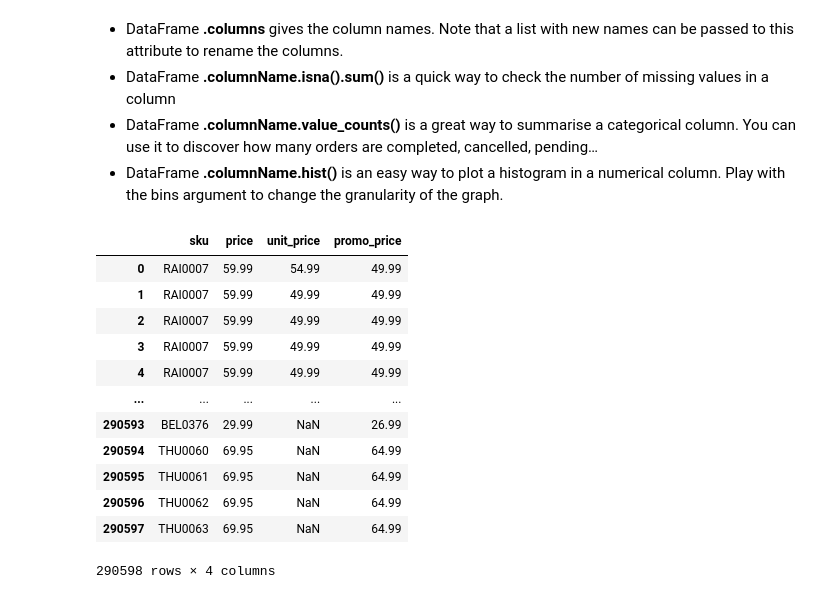
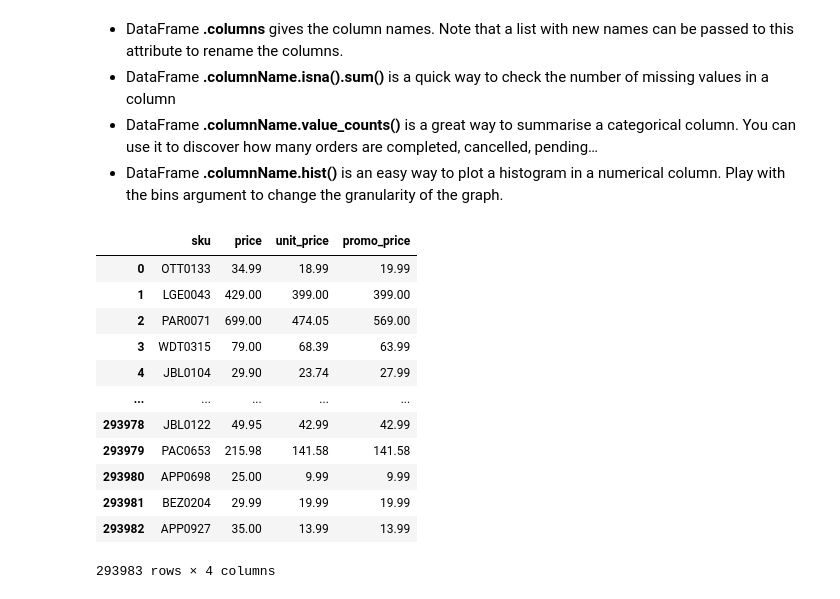
Before and after one commit to MerleSt/Eniac, a Jupyter notebook: Eniac.ipynb, the cells around one changed output. Drawn from its saved outputs; the diff is of its cells as text; code cells hidden in the pictures.

```diff
--- a/Eniac.ipynb
+++ b/Eniac.ipynb
@@ -95,19 +53,19 @@ orderlines_brands
 # %%
 # Try to calculate the promo_price/ promo percentage
 # Let me see the uni_price of orderlines and the price of products
-products_orderlines = products.merge(orderlines, on='sku', how='left')
+products_orderlines = products.merge(orderlines, on='sku', how='right')
 products_orderlines[['sku', 'price', 'unit_price', 'promo_price']]
 # %% [output]
 |  | sku | price | unit_price | promo_price |
-| 0 | RAI0007 | 59.99 | 54.99 | 49.99 |
-| 1 | RAI0007 | 59.99 | 49.99 | 49.99 |
-| 2 | RAI0007 | 59.99 | 49.99 | 49.99 |
-| 3 | RAI0007 | 59.99 | 49.99 | 49.99 |
-| 4 | RAI0007 | 59.99 | 49.99 | 49.99 |
+| 0 | OTT0133 | 34.99 | 18.99 | 19.99 |
+| 1 | LGE0043 | 429.00 | 399.00 | 399.00 |
+| 2 | PAR0071 | 699.00 | 474.05 | 569.00 |
+| 3 | WDT0315 | 79.00 | 68.39 | 63.99 |
+| 4 | JBL0104 | 29.90 | 23.74 | 27.99 |
 | ... | ... | ... | ... | ... |
-| 290593 | BEL0376 | 29.99 | NaN | 26.99 |
-| 290594 | THU0060 | 69.95 | NaN | 64.99 |
-| 290595 | THU0061 | 69.95 | NaN | 64.99 |
-| 290596 | THU0062 | 69.95 | NaN | 64.99 |
-| 290597 | THU0063 | 69.95 | NaN | 64.99 |
+| 293978 | JBL0122 | 49.95 | 42.99 | 42.99 |
+| 293979 | PAC0653 | 215.98 | 141.58 | 141.58 |
+| 293980 | APP0698 | 25.00 | 9.99 | 9.99 |
+| 293981 | BEZ0204 | 29.99 | 19.99 | 19.99 |
+| 293982 | APP0927 | 35.00 | 13.99 | 13.99 |
-290598 rows × 4 columns
+293983 rows × 4 columns
```
Also changed, not shown: parts of 4 cells of this notebook, 2 other files.
